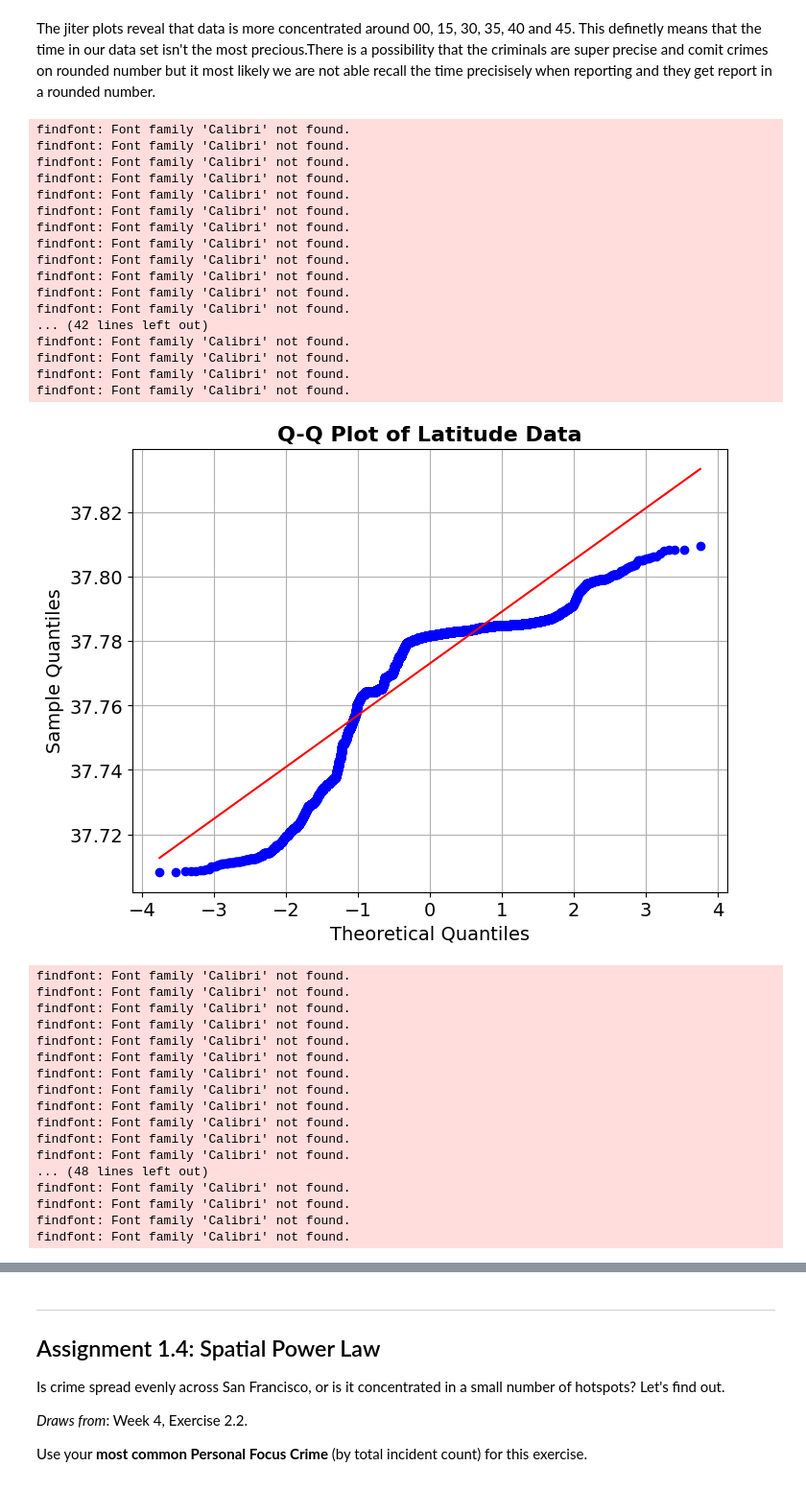
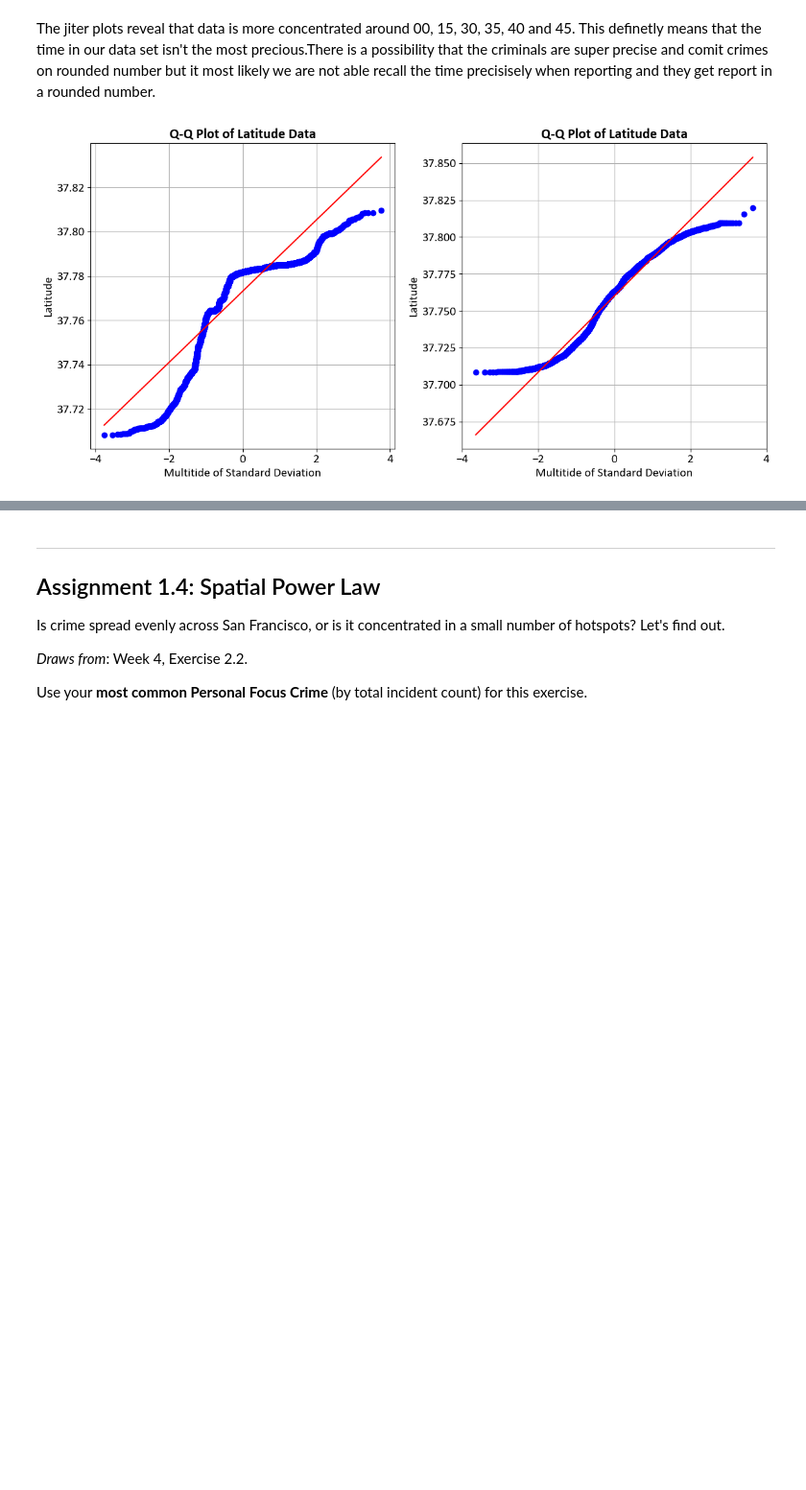
Before and after one commit to MilaGolomozin/SocialData2026, a Jupyter notebook: Assignment1.ipynb, the cells around one changed output, grey strips where cells are left out. Shown at 96% size. Cells and saved outputs as stored; diff of their text form; code cells hidden in the pictures; blank space fills up the shorter version.

```diff
--- a/Assignment1.ipynb
+++ b/Assignment1.ipynb
@@ -271,57 +237,27 @@ data_c = car_df['latitude']
 # %%
 data_clean = pd.to_numeric(data, errors='coerce').dropna()
 data_c_clean = pd.to_numeric(data_c, errors='coerce').dropna()
 
-plt.figure(figsize=(8, 6))
-stats.probplot(data_clean, dist="norm", plot=plt)
+fig, axes = plt.subplots(1, 2, figsize=(12, 6))
 
-plt.title("Q-Q Plot of Latitude Data", fontsize=16, fontweight='bold')
-plt.xlabel("Theoretical Quantiles")
-plt.ylabel("Sample Quantiles")
-plt.grid(True)
+ax = axes[0]
+stats.probplot(data_clean, dist="norm", plot=ax)
+
+ax.set_title("Q-Q Plot of Latitude Data", fontsize=16, fontweight='bold')
+ax.set_xlabel("Multitide of Standard Deviation")
+ax.set_ylabel("Latitude")
+ax.grid(True)
+
+
+ax = axes[1]
+stats.probplot(data_c_clean, dist="norm", plot=ax)
+
+ax.set_title("Q-Q Plot of Latitude Data", fontsize=16, fontweight='bold')
+ax.set_xlabel("Multitide of Standard Deviation")
+ax.set_ylabel("Latitude")
+ax.grid(True)
+
+plt.tight_layout()
 plt.show()
-
-plt.figure(figsize=(8, 6))
-stats.probplot(data_c_clean, dist="norm", plot=plt)
-
-plt.title("Q-Q Plot of Latitude Data", fontsize=16, fontweight='bold')
-plt.xlabel("Theoretical Quantiles")
-plt.ylabel("Sample Quantiles")
-plt.grid(True)
-plt.show()
 # %% [output]
-findfont: Font family 'Calibri' not found.
-findfont: Font family 'Calibri' not found.
-findfont: Font family 'Calibri' not found.
-findfont: Font family 'Calibri' not found.
-findfont: Font family 'Calibri' not found.
-findfont: Font family 'Calibri' not found.
-findfont: Font family 'Calibri' not found.
-findfont: Font family 'Calibri' not found.
-findfont: Font family 'Calibri' not found.
-findfont: Font family 'Calibri' not found.
-findfont: Font family 'Calibri' not found.
-findfont: Font family 'Calibri' not found.
-... (42 lines left out)
-findfont: Font family 'Calibri' not found.
-findfont: Font family 'Calibri' not found.
-findfont: Font family 'Calibri' not found.
-findfont: Font family 'Calibri' not found.
-[figure, old version]
+[figure, new version]
-findfont: Font family 'Calibri' not found.
-findfont: Font family 'Calibri' not found.
-findfont: Font family 'Calibri' not found.
-findfont: Font family 'Calibri' not found.
-findfont: Font family 'Calibri' not found.
-findfont: Font family 'Calibri' not found.
-findfont: Font family 'Calibri' not found.
-findfont: Font family 'Calibri' not found.
-findfont: Font family 'Calibri' not found.
-findfont: Font family 'Calibri' not found.
-findfont: Font family 'Calibri' not found.
-findfont: Font family 'Calibri' not found.
-... (48 lines left out)
-findfont: Font family 'Calibri' not found.
-findfont: Font family 'Calibri' not found.
-findfont: Font family 'Calibri' not found.
-findfont: Font family 'Calibri' not found.
```
Also changed, not shown: parts of 6 cells of this notebook.
